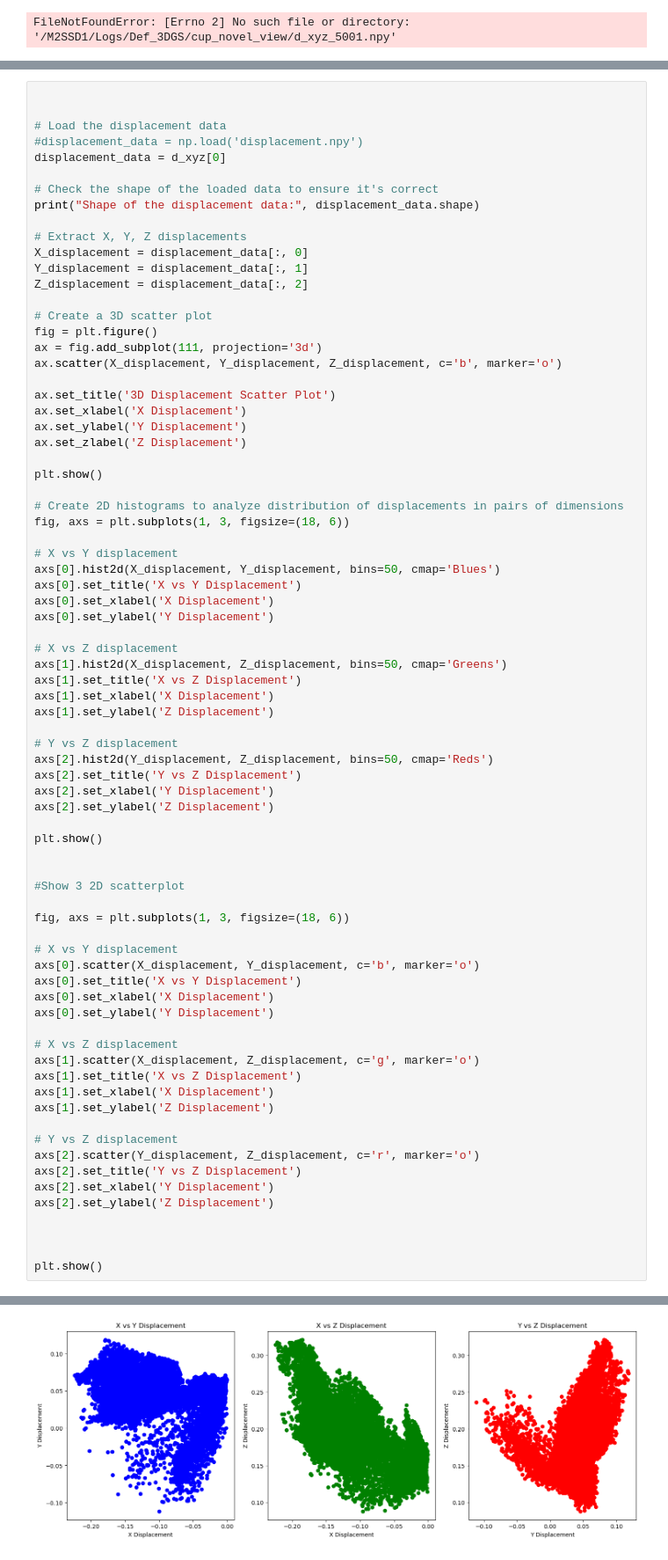
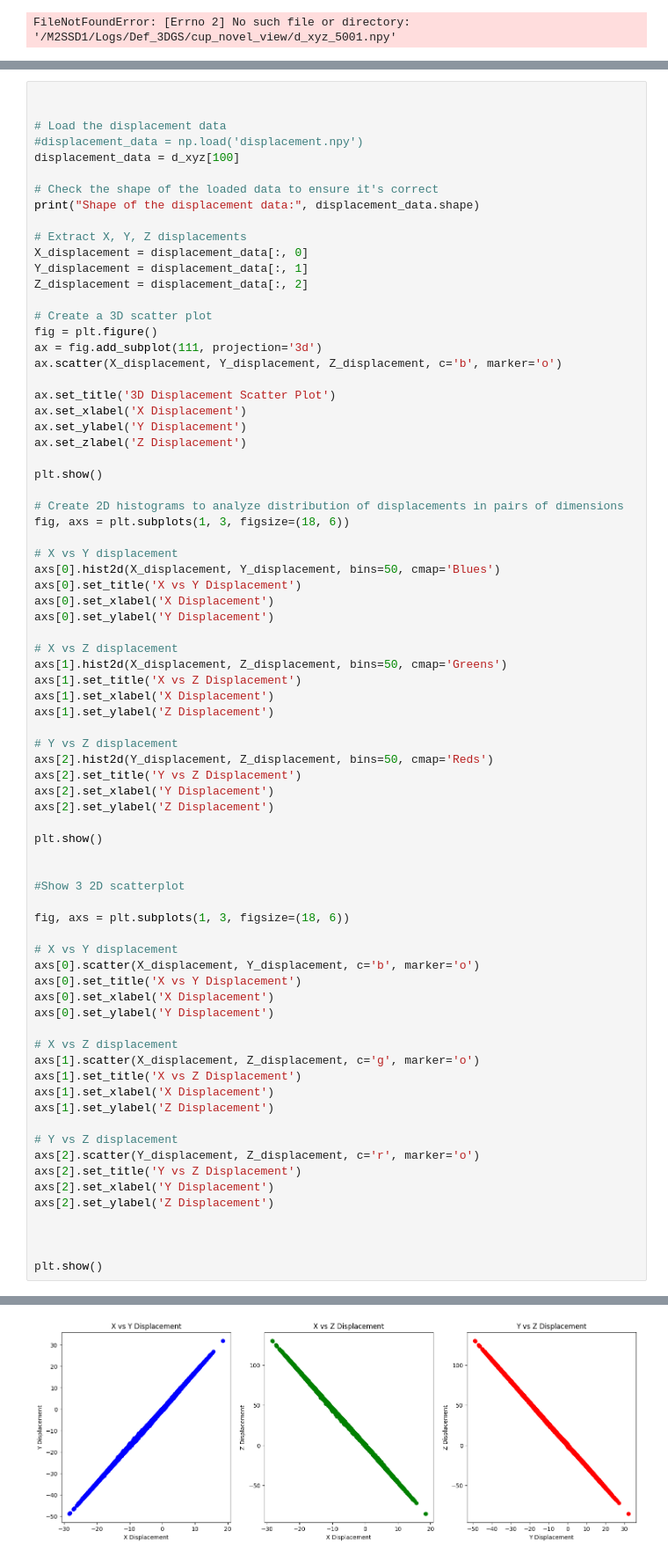
Before and after one commit to mickaelbressieux/Deformable-3D-Gaussians, a Jupyter notebook: displacement_analysis.ipynb, the cells around one changed output, grey strips where cells are left out. Shown: that part at 88% size. Drawn from its saved outputs; the diff is of its cells as text.

```diff
--- a/displacement_analysis.ipynb
+++ b/displacement_analysis.ipynb
@@ -55,7 +70,7 @@ FileNotFoundError: [Errno 2] No such file or directory: '/M2SSD1/Logs/Def_3DGS/c
 
 # Load the displacement data
 #displacement_data = np.load('displacement.npy')
-displacement_data = d_xyz[0]
+displacement_data = d_xyz[100]
 
 # Check the shape of the loaded data to ensure it's correct
 print("Shape of the displacement data:", displacement_data.shape)
@@ -133,4 +148,4 @@ Shape of the displacement data: (125499, 3)
-[figure, old version]
+[figure, new version]
 # %%
 # get some general statistics
 print("X Displacement Statistics:")
```
Also changed, not shown: parts of 9 cells of this notebook, 5 other files.
